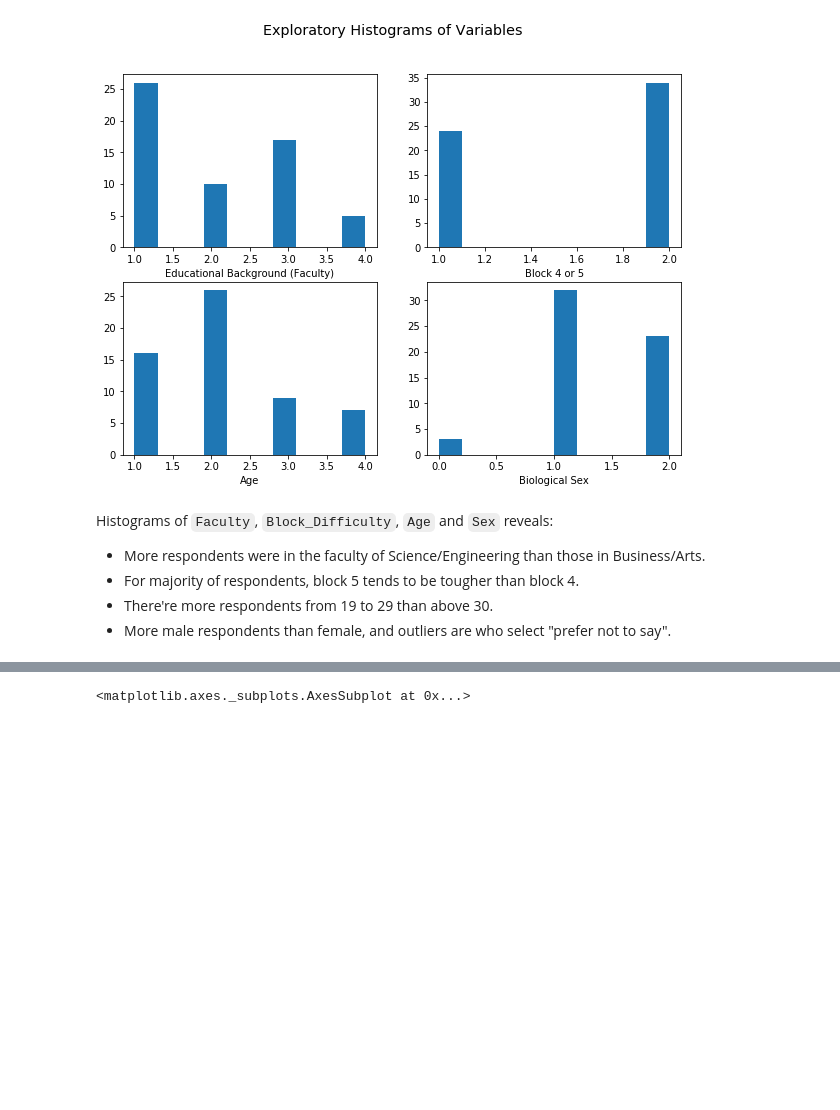
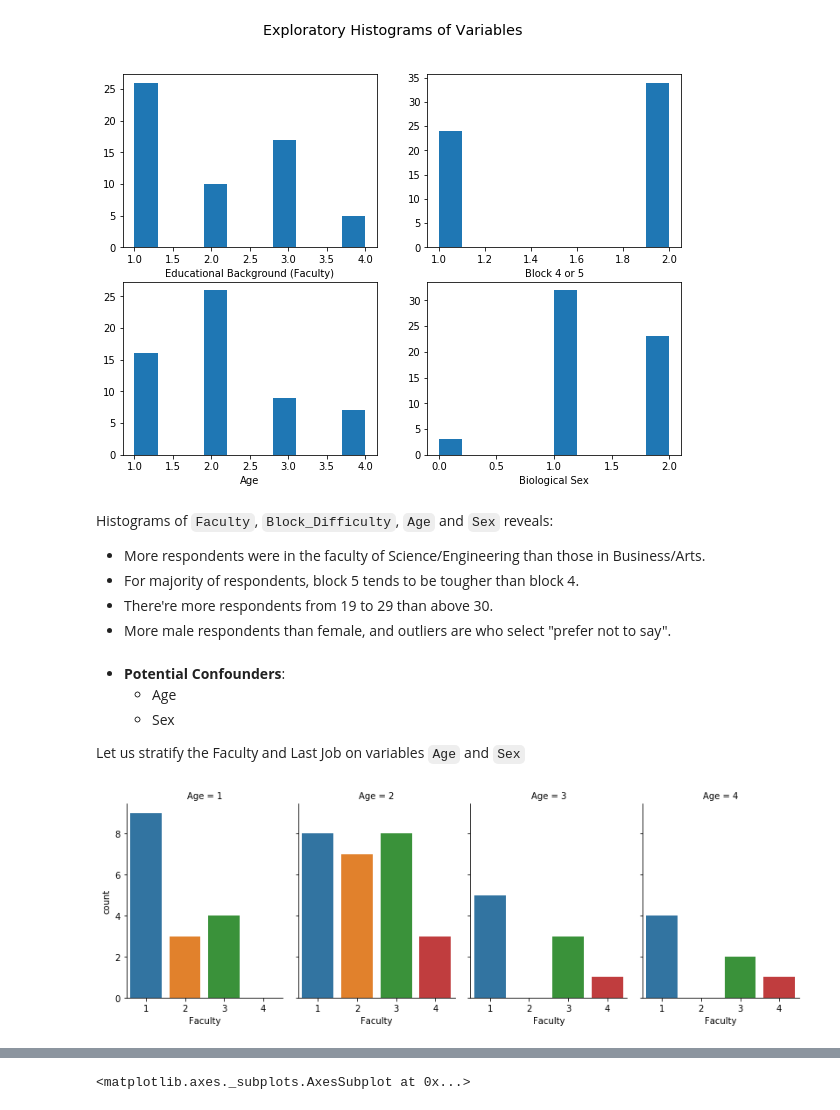
Before and after one commit to UBC-MDS/MDS_Block_Difficulty_Perception, a Jupyter notebook: docs/Milestone2-EDA_.ipynb, the cells around one changed output, grey strips where cells are left out. Saved outputs shown, nothing was run; the diff lists cells and outputs as text; code cells hidden in the pictures; blank space fills up the shorter version.

```diff
--- a/docs/Milestone2-EDA_.ipynb
+++ b/docs/Milestone2-EDA_.ipynb
@@ -132,3 +142,15 @@ Histograms of `Faculty`, `Block_Difficulty`, `Age` and `Sex` reveals:
 - For majority of respondents, block 5 tends to be tougher than block 4.
 - There're more respondents from 19 to 29 than above 30.
 - More male respondents than female, and outliers are who select "prefer not to say".
+# %% [markdown]
+- **Potential Confounders**:
+    - Age
+    - Sex
+
+Let us stratify the Faculty and Last Job on variables `Age` and `Sex`
+# %%
+#### Stratified by Age on Faculty
+
+sns.catplot(x="Faculty", col="Age",data=data, kind="count",height=4, aspect=.7);
+# %% [output]
+[figure, added]
```
Also changed, not shown: parts of 8 cells of this notebook.
